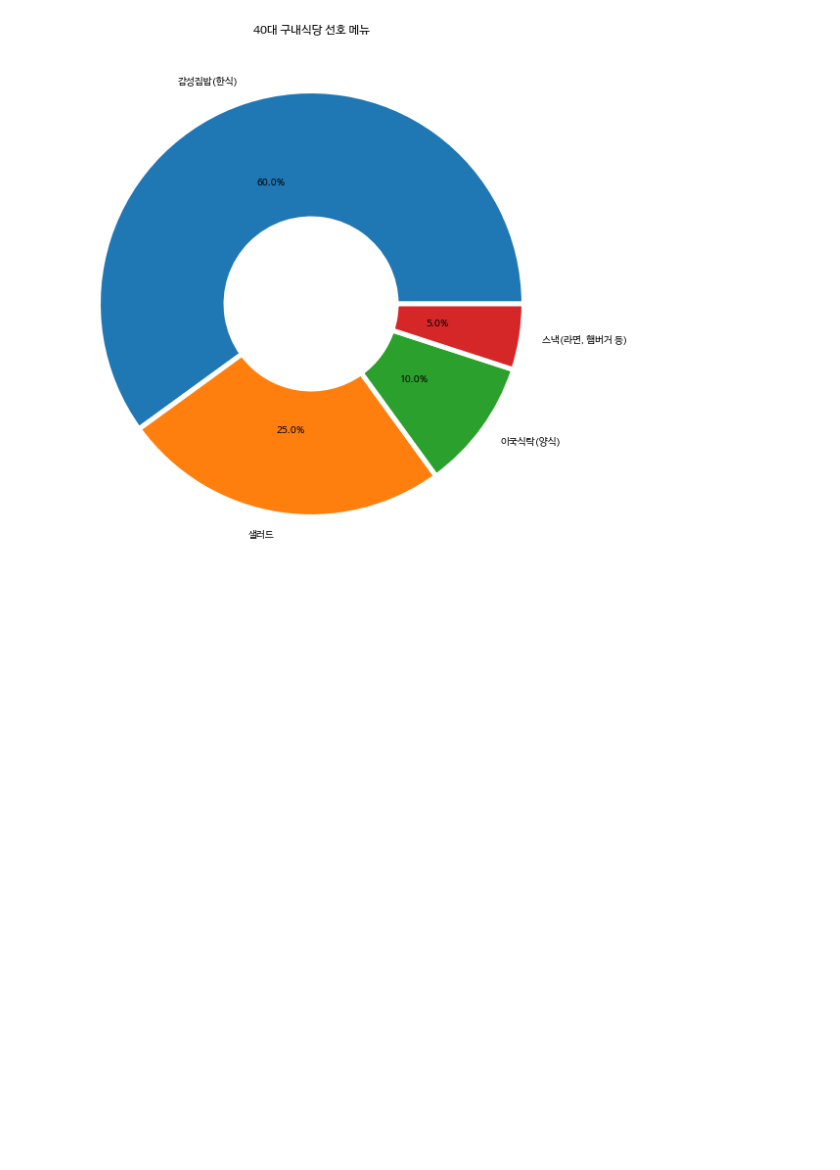
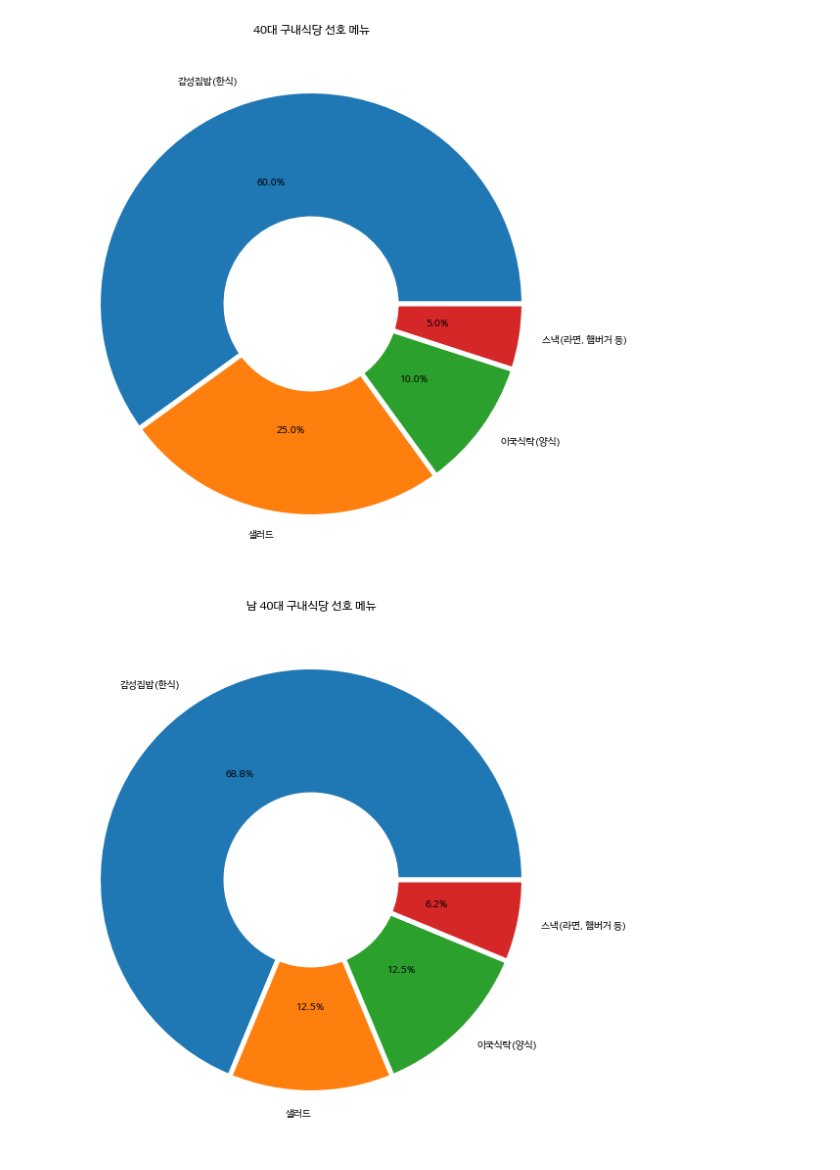
Before and after one commit to heokwon/Survey-Analysis, a Jupyter notebook: Survey_data_visualization.ipynb, the cells around one changed output. Saved outputs shown, nothing was run; the diff lists cells and outputs as text; code cells hidden in the pictures; blank space fills up the shorter version.

```diff
--- a/Survey_data_visualization.ipynb
+++ b/Survey_data_visualization.ipynb
@@ -169,3 +181,28 @@ def columns_analysis(excel_path, first_column, contents, sec_column, figsize=(10
 columns_analysis(excel,"연령대", "40대", "구내식당 선호 메뉴")
 # %% [output]
 [figure]
+# %%
+## 성별 + 연령대 분석
+## ex) 남 40대 구내식당 선호메뉴
+## gender_analysis_pieplot(엑셀경로, 성별, 남or여, 20 30 40 50대 중 택1, 구내식당 이용빈도 or 구내식당 선호 메뉴)
+
+def gender_analysis_pieplot(excel_path, gender_column, Gender, age_group, sec_column,figsize=(10,10)):
+    df = pd.read_excel(excel_path)
+    gender = df[df[gender_column]==Gender]
+    gender_AgeGroup = gender[gender['연령대']==age_group]
+    gender_AgeGroup = pd.DataFrame(gender_AgeGroup[sec_column].value_counts())
+
+    ratio = [i for i in gender_AgeGroup[sec_column]]
+    ratio = [i/sum(ratio) for i in ratio]
+    labels = [i for i in gender_AgeGroup.index]
+    wedgeprops={'width': 0.6, 'edgecolor': 'w', 'linewidth': 5}
+
+    plt.figure(figsize=figsize)
+    plt.title(Gender+' '+age_group+' '+sec_column)
+    plt.pie(ratio, labels=labels,autopct='%.1f%%', wedgeprops=wedgeprops)
+    plt.show
+# %%
+excel='/content/re_NH_Survey.xlsx'
+gender_analysis_pieplot(excel,'성별','남','40대','구내식당 선호 메뉴')
+# %% [output]
+[figure, added]
```
Also changed, not shown: parts of 2 cells of this notebook.
